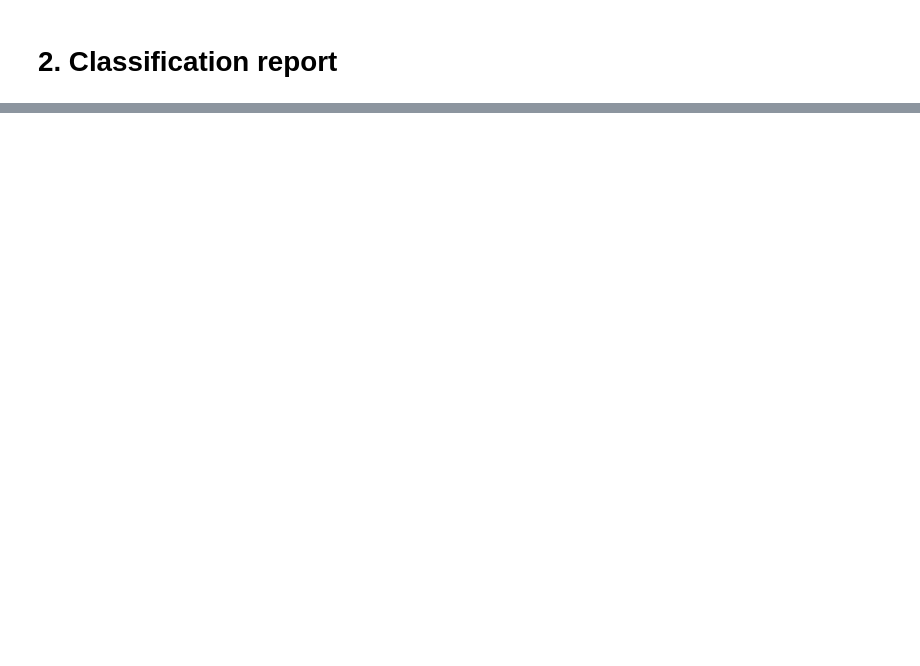
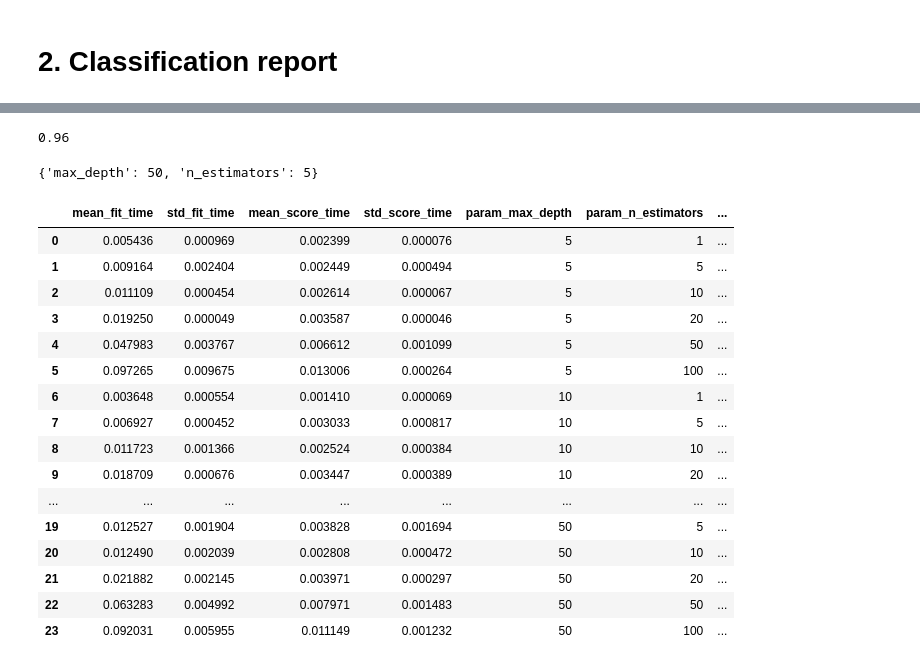
Before and after one commit to arunmadhuk/Machine-Learning, a Jupyter notebook: Arun_Madhu_Week4_Assignment.ipynb, the cells around one changed output, grey strips where cells are left out. Drawn from its saved outputs; the diff is of its cells as text; code cells hidden in the pictures; blank space fills up the shorter version.

```diff
--- a/Arun_Madhu_Week4_Assignment.ipynb
+++ b/Arun_Madhu_Week4_Assignment.ipynb
@@ -209,0 +230,7 @@ ValueError: could not convert string to float: 'Iris-versicolor'
+# %%
+param_grid = {
+    "n_estimators":[1 ,5 ,10, 20, 50, 100],
+    "max_depth": [5,10,20,50]
+}
+gridcv = GridSearchCV(RandomForestClassifier(),param_grid =param_grid)
+gridcv.fit(X_train,y_train)
@@ -209,0 +260,28 @@ ValueError: could not convert string to float: 'Iris-versicolor'
+# %%
+gridcv.best_score_
+# %% [output]
+0.96
+# %%
+gridcv.best_params_
+# %% [output]
+{'max_depth': 50, 'n_estimators': 5}
+# %%
+pd.DataFrame(gridcv.cv_results_)
+# %% [output]
+|  | mean_fit_time | std_fit_time | mean_score_time | std_score_time | param_max_depth | param_n_estimators | ... |
+| 0 | 0.005436 | 0.000969 | 0.002399 | 0.000076 | 5 | 1 | ... |
+| 1 | 0.009164 | 0.002404 | 0.002449 | 0.000494 | 5 | 5 | ... |
+| 2 | 0.011109 | 0.000454 | 0.002614 | 0.000067 | 5 | 10 | ... |
+| 3 | 0.019250 | 0.000049 | 0.003587 | 0.000046 | 5 | 20 | ... |
+| 4 | 0.047983 | 0.003767 | 0.006612 | 0.001099 | 5 | 50 | ... |
+| 5 | 0.097265 | 0.009675 | 0.013006 | 0.000264 | 5 | 100 | ... |
+| 6 | 0.003648 | 0.000554 | 0.001410 | 0.000069 | 10 | 1 | ... |
+| 7 | 0.006927 | 0.000452 | 0.003033 | 0.000817 | 10 | 5 | ... |
+| 8 | 0.011723 | 0.001366 | 0.002524 | 0.000384 | 10 | 10 | ... |
+| 9 | 0.018709 | 0.000676 | 0.003447 | 0.000389 | 10 | 20 | ... |
+| ... | ... | ... | ... | ... | ... | ... | ... |
+| 19 | 0.012527 | 0.001904 | 0.003828 | 0.001694 | 50 | 5 | ... |
+| 20 | 0.012490 | 0.002039 | 0.002808 | 0.000472 | 50 | 10 | ... |
+| 21 | 0.021882 | 0.002145 | 0.003971 | 0.000297 | 50 | 20 | ... |
+| 22 | 0.063283 | 0.004992 | 0.007971 | 0.001483 | 50 | 50 | ... |
+| 23 | 0.092031 | 0.005955 | 0.011149 | 0.001232 | 50 | 100 | ... |
```
Also changed, not shown: parts of 23 cells of this notebook.
